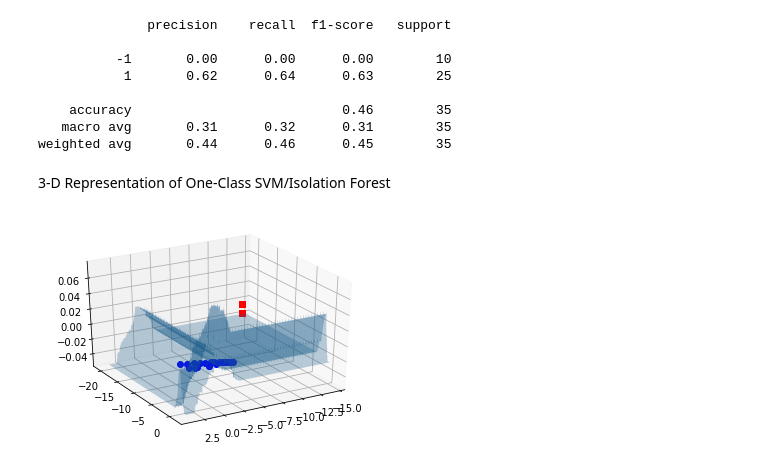
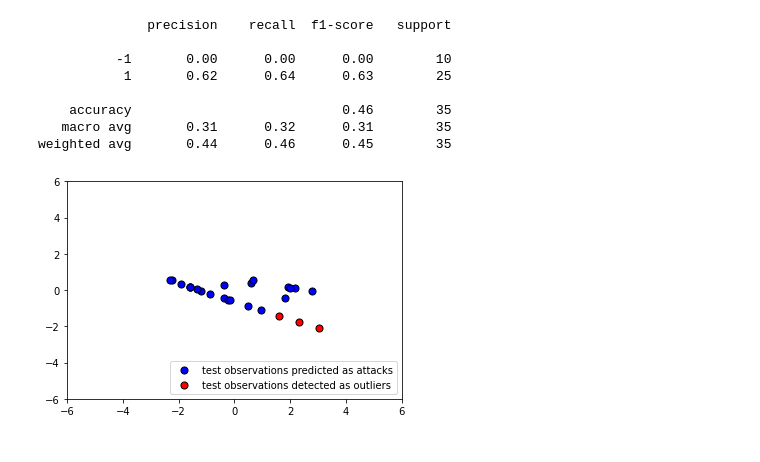
Before and after one commit to lauraciurca/A-ML-Approach-for-Detecting-Brute-Force-Attacks, a Jupyter notebook: MODEL_IMPLEMENTATION_AND_EVALUATION.ipynb, the cells around one changed output. Cells and saved outputs as stored; diff of their text form; code cells hidden in the pictures.

```diff
--- a/MODEL_IMPLEMENTATION_AND_EVALUATION.ipynb
+++ b/MODEL_IMPLEMENTATION_AND_EVALUATION.ipynb
@@ -291,5 +323,3 @@ print(classification_report(y_test, y_test_pred))
     accuracy                           0.46        35
    macro avg       0.31      0.32      0.31        35
 weighted avg       0.44      0.46      0.45        35
-# %% [markdown]
-3-D Representation of One-Class SVM/Isolation Forest
@@ -307,12 +326,31 @@ pred = model.predict(Xpred).reshape(X1.shape)
-# %%
-z = model.decision_function(Xpred).reshape(X1.shape)
-tmp = np.linspace(-5,5,30)
-fig = plt.figure()
-ax  = fig.add_subplot(111, projection='3d')
-ax.plot3D(X_set[y_set == 1,0], X_set[y_set == 1,1], 'ob')
-ax.plot3D(X_set[y_set == -1,0], X_set[y_set == -1,1], 'sr')
-ax.plot_surface(X1, X2, z, alpha=0.3)
-ax.view_init(30, 60)
-plt.show()
-# %% [output]
-[figure, removed]
+# %%
+trains= pd.DataFrame(x_train, columns=["PC1","PC2"])
+tests= pd.DataFrame(x_test, columns=["PC1","PC2"])
+# %%
+p2 = plt.scatter(
+    tests.loc[y_test_pred == 1, ["PC1"]],
+    tests.loc[y_test_pred == 1, ["PC2"]],
+    c="blue",
+    s=50,
+    edgecolor="black",
+)
+p3 = plt.scatter(
+    tests.loc[y_test_pred == -1, ["PC1"]],  #outliers
+    tests.loc[y_test_pred == -1, ["PC2"]],
+    c="red",
+    s=50,
+    edgecolor="black",
+)
+
+
+plt.xlim((-6, 6))
+plt.ylim((-6, 6))
+plt.legend(
+    [p2,p3],
+    ["test observations predicted as attacks", "test observations detected as outliers"],
+    loc="lower right",
+)
+
+plt.show()
+# %% [output]
+[figure, added]
```
Also changed, not shown: parts of 6 cells of this notebook.
